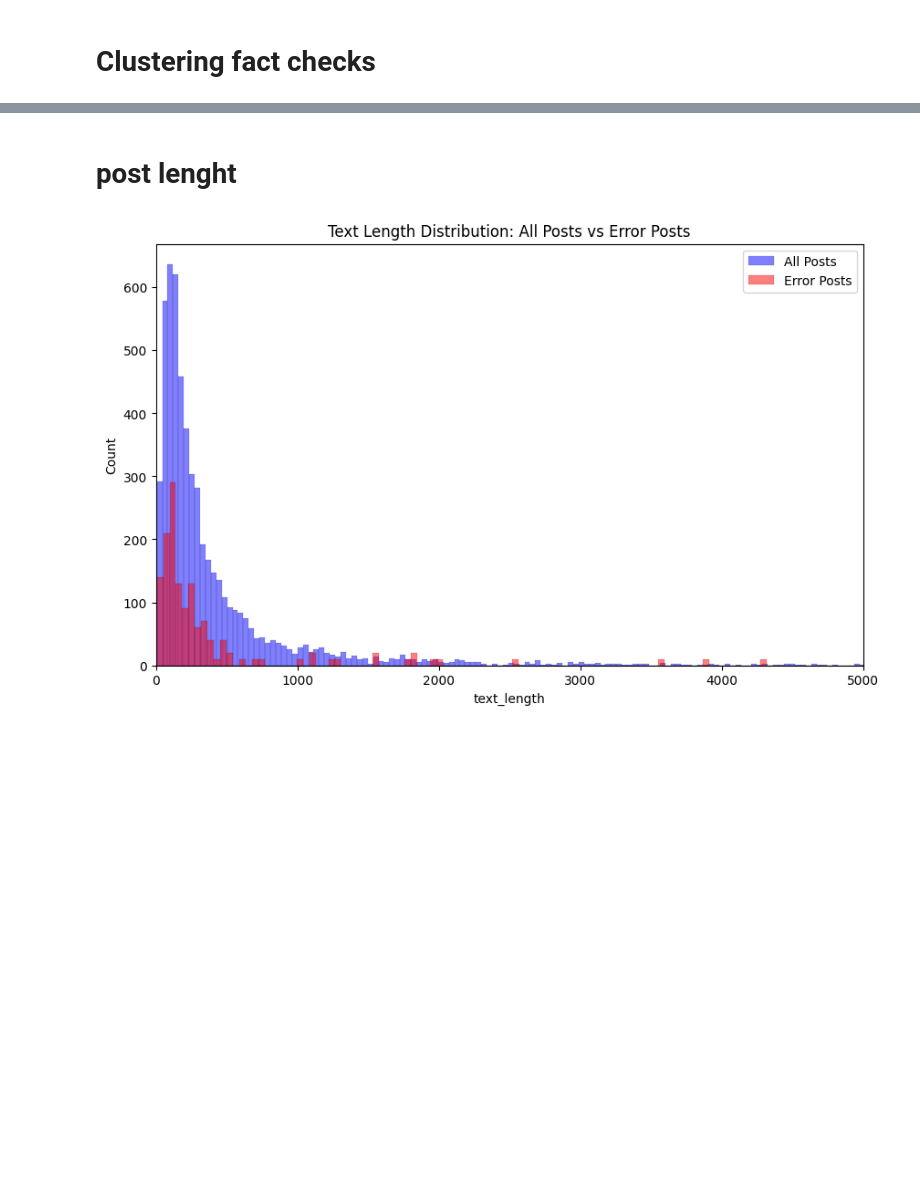
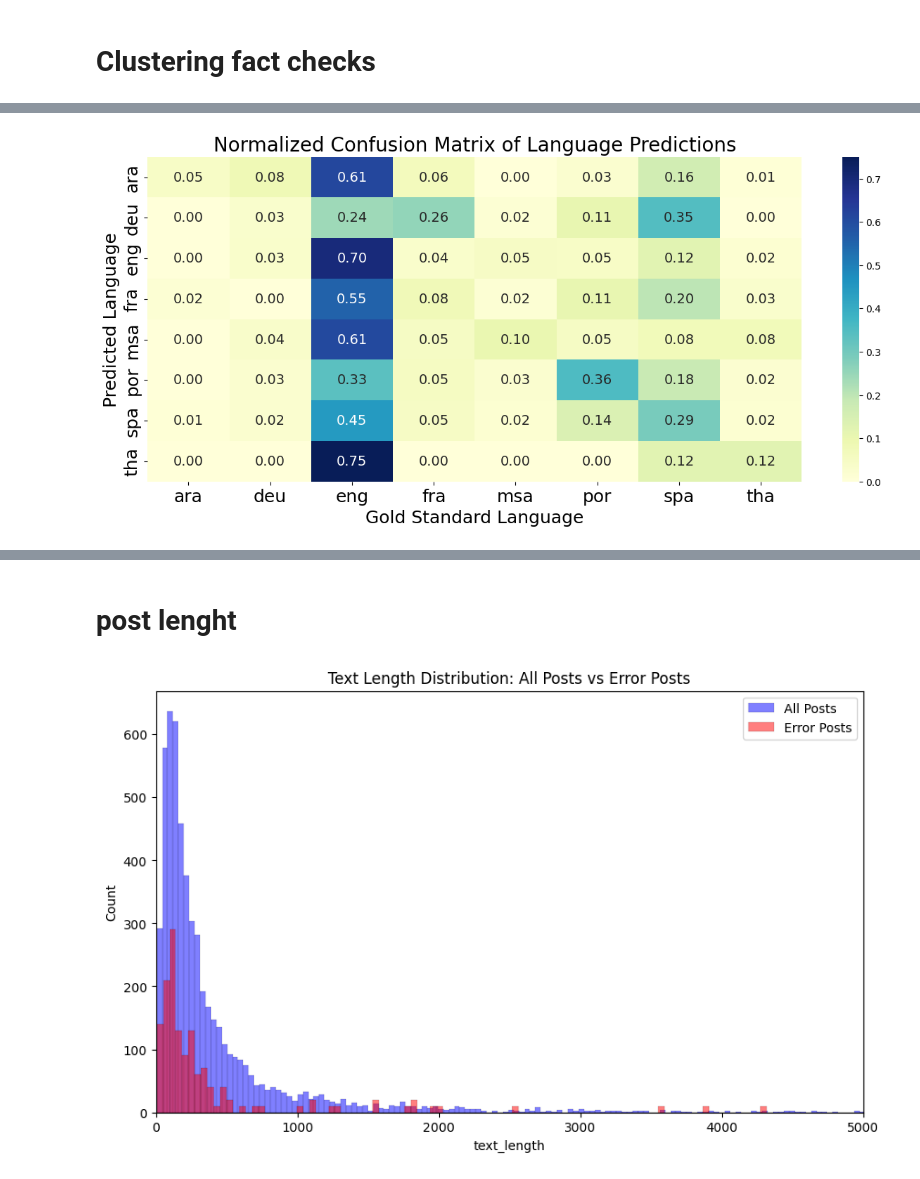
Before and after one commit to BecTome/semeval25-FactCheckedClaimRetrieval, a Jupyter notebook: nbs/error_analysis/cross-lingual.ipynb, the cells around one changed output, grey strips where cells are left out. Cells and saved outputs as stored; diff of their text form; code cells hidden in the pictures; blank space fills up the shorter version.

```diff
--- a/nbs/error_analysis/cross-lingual.ipynb
+++ b/nbs/error_analysis/cross-lingual.ipynb
@@ -371,0 +444,23 @@ Cluster 3 Keywords:
+# %%
+# Create a pivot table for the confusion matrix
+title_fontsize = 20
+xtick_fontsize = 18
+ytick_fontsize = 18
+
+pivot = df.pivot_table(index='lang_pred', columns='lang_gs', values='count', aggfunc='sum', fill_value=0)
+
+# Normalize the pivot table row-wise so that each row sums to 1
+pivot_normalized = pivot.div(pivot.sum(axis=1), axis=0)
+
+plt.figure(figsize=(15, 6))
+sns.heatmap(pivot_normalized, annot=True, fmt=".2f", cmap="YlGnBu", annot_kws={"fontsize": 14})
+plt.xlabel("Gold Standard Language", fontsize=xtick_fontsize)
+plt.ylabel("Predicted Language", fontsize=ytick_fontsize)
+plt.title("Normalized Confusion Matrix of Language Predictions", fontsize=title_fontsize)
+plt.xticks(fontsize=xtick_fontsize)
+plt.yticks(fontsize=ytick_fontsize)
+plt.savefig("nbs/data_exploration/plots/confusion_matrix_lang_predictions.png", bbox_inches="tight")
+
+plt.show()
+# %% [output]
+[figure, added]
```
Also changed, not shown: parts of 15 cells of this notebook, 12 other files.
